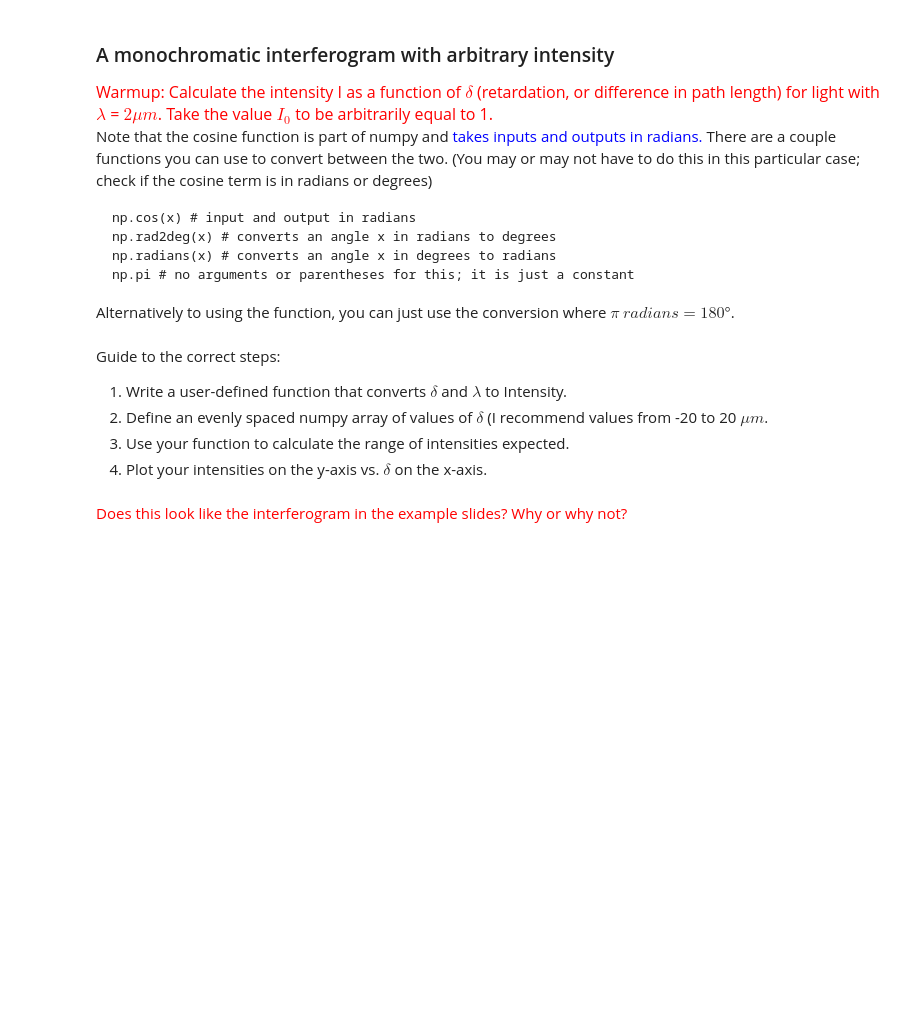
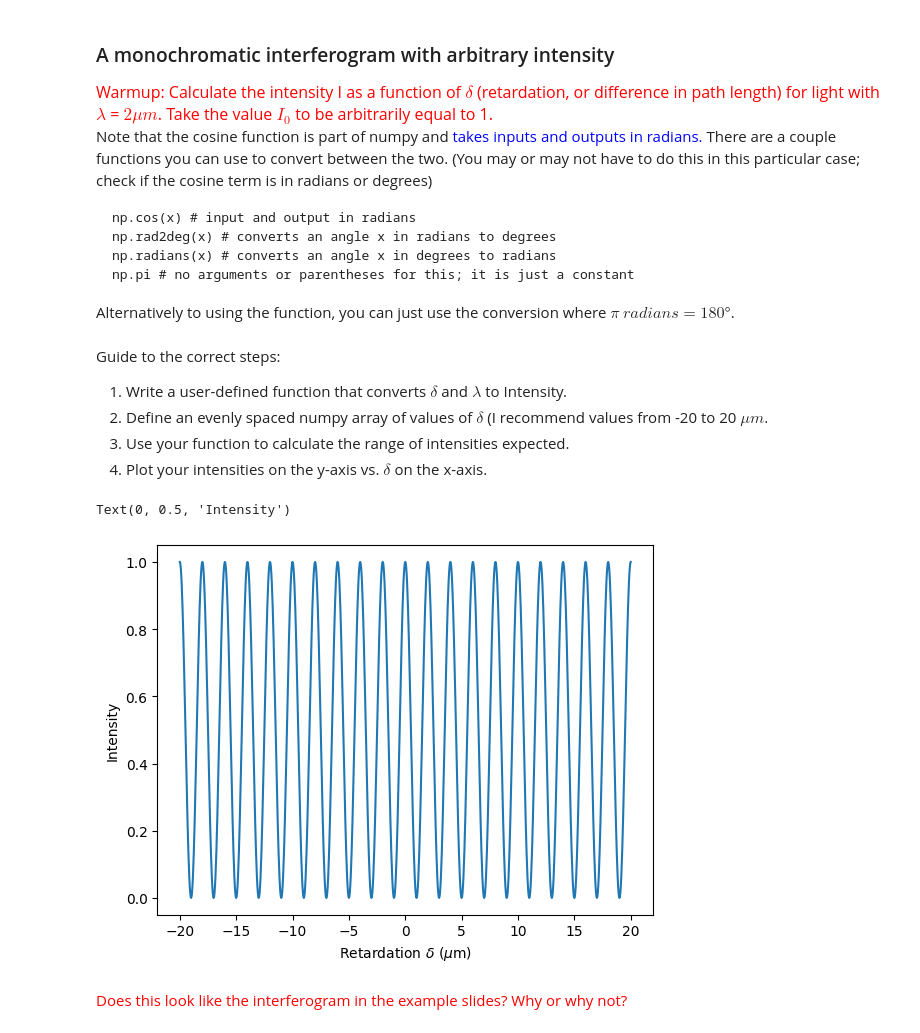
Before and after one commit to AngleKit/HomeworkPython, a Jupyter notebook: Day5_Final.ipynb, the cells around one changed output. Cells and saved outputs as stored; diff of their text form; code cells hidden in the pictures; blank space fills up the shorter version.

```diff
--- a/Day5_Final.ipynb
+++ b/Day5_Final.ipynb
@@ -48,3 +46,24 @@ Guide to the correct steps:
+# %%
+# Step 1
+def Gen_I(delta, wl, I_0):
+
+  I_delta = (I_0/2) *(1 + np.cos((2*np.pi*delta)/wl))
+  return I_delta
+# %%
+# Step 2
+# delta = np.linspace(start, stop, num)
+deltas = np.linspace(-20,20,1001)
+
+# Step 3
+I_delta = Gen_I(deltas, 2, 1)
+# %%
+#step 3
+plt.plot(deltas,I_delta)
+plt.xlabel('Retardation $\\delta$ ($\mu$m)')
+plt.ylabel('Intensity')
+# %% [output]
+Text(0, 0.5, 'Intensity')
+[figure, added]
 # %% [markdown]
 <font color='red'> Does this look like the interferogram in the example slides? Why or why not?
 # %% [markdown]
```
Also changed, not shown: parts of 16 cells of this notebook.
